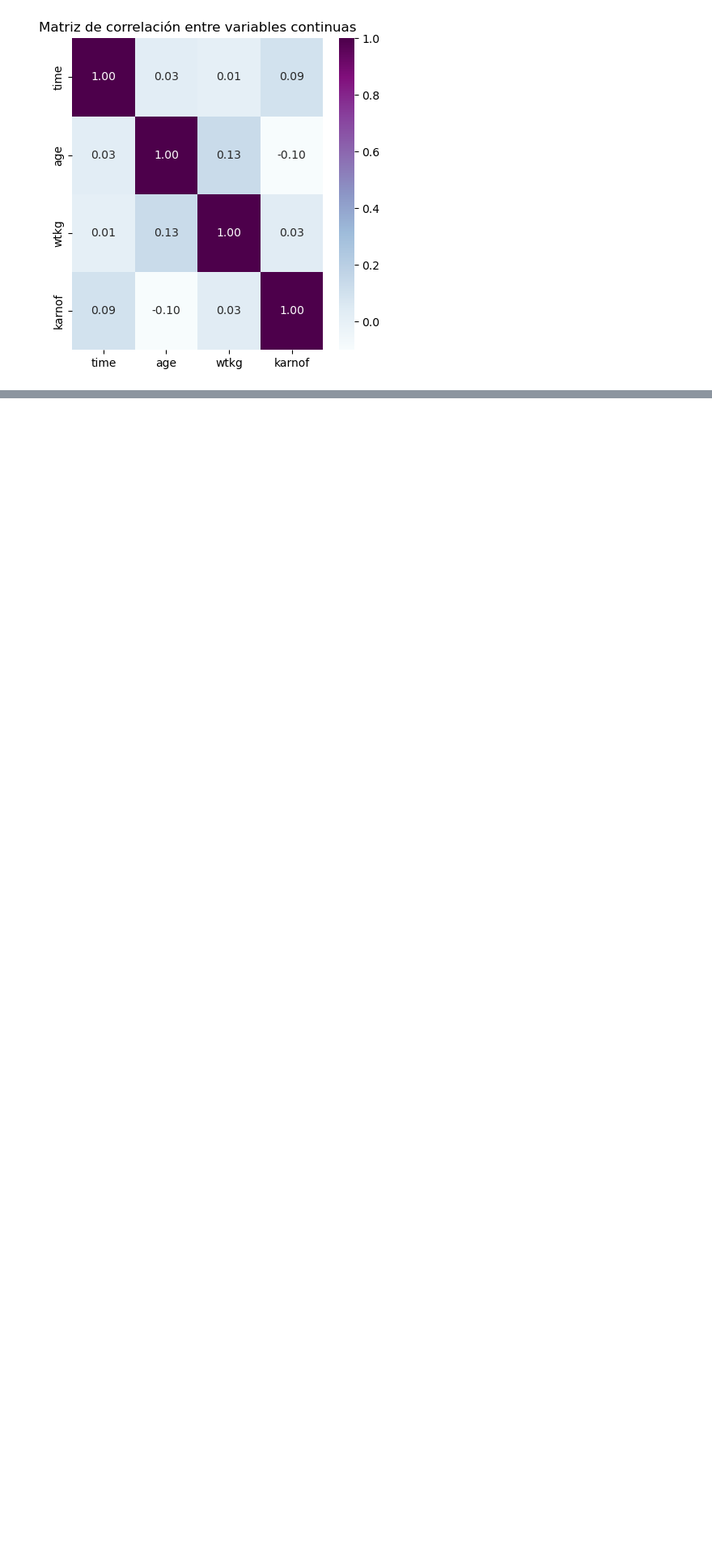
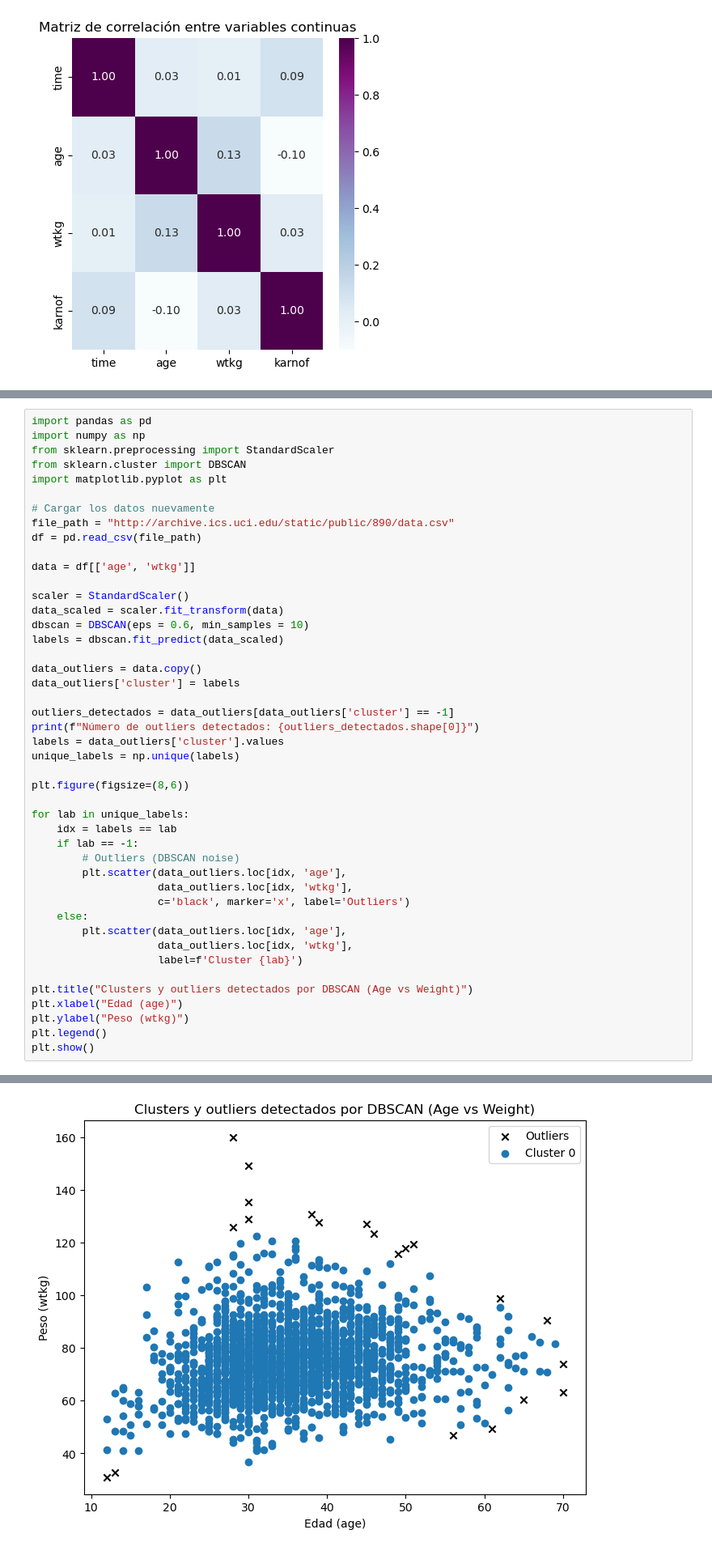
Before and after one commit to Santiago-Beltran/TallerMod-Sim4, a Jupyter notebook: SantiagoB_LauraG_TomasM.ipynb, the cells around one changed output, grey strips where cells are left out. Shown: that part at 81% size. Drawn from its saved outputs; the diff is of its cells as text; blank space fills up the shorter version.

Commit message:
hice lo de los pasos futuros y un DBSCAN, falta

```diff
--- a/SantiagoB_LauraG_TomasM.ipynb
+++ b/SantiagoB_LauraG_TomasM.ipynb
@@ -463,3 +466,49 @@ outlier_points.head()
 | 104 | 70 | 73.9368 |
 | 271 | 68 | 90.5000 |
 | 518 | 68 | 70.7616 |
+# %%
+import pandas as pd
+import numpy as np
+from sklearn.preprocessing import StandardScaler
+from sklearn.cluster import DBSCAN
+import matplotlib.pyplot as plt
+
+# Cargar los datos nuevamente
+file_path = "http://archive.ics.uci.edu/static/public/890/data.csv"
+df = pd.read_csv(file_path)
+
+data = df[['age', 'wtkg']]
+
+scaler = StandardScaler()
+data_scaled = scaler.fit_transform(data)
+dbscan = DBSCAN(eps = 0.6, min_samples = 10)
+labels = dbscan.fit_predict(data_scaled)
+
+data_outliers = data.copy()
+data_outliers['cluster'] = labels
+
+outliers_detectados = data_outliers[data_outliers['cluster'] == -1]
+print(f"Número de outliers detectados: {outliers_detectados.shape[0]}")
+labels = data_outliers['cluster'].values
+unique_labels = np.unique(labels)
+
+plt.figure(figsize=(8,6))
+
+for lab in unique_labels:
+    idx = labels == lab
+    if lab == -1:
+        # Outliers (DBSCAN noise)
+        plt.scatter(data_outliers.loc[idx, 'age'],
+                    data_outliers.loc[idx, 'wtkg'],
+                    c='black', marker='x', label='Outliers')
+    else:
+        plt.scatter(data_outliers.loc[idx, 'age'],
+                    data_outliers.loc[idx, 'wtkg'],
+                    label=f'Cluster {lab}')
+
+plt.title("Clusters y outliers detectados por DBSCAN (Age vs Weight)")
+plt.xlabel("Edad (age)")
+plt.ylabel("Peso (wtkg)")
+plt.legend()
+plt.show()
+# %% [output]
@@ -466,3 +516,4 @@ outlier_points.head()
+[figure, added]
 # %% [markdown]
 #### - Precisión/Exactitud:
 # %% [markdown]
```
Also changed, not shown: parts of 5 cells of this notebook.
